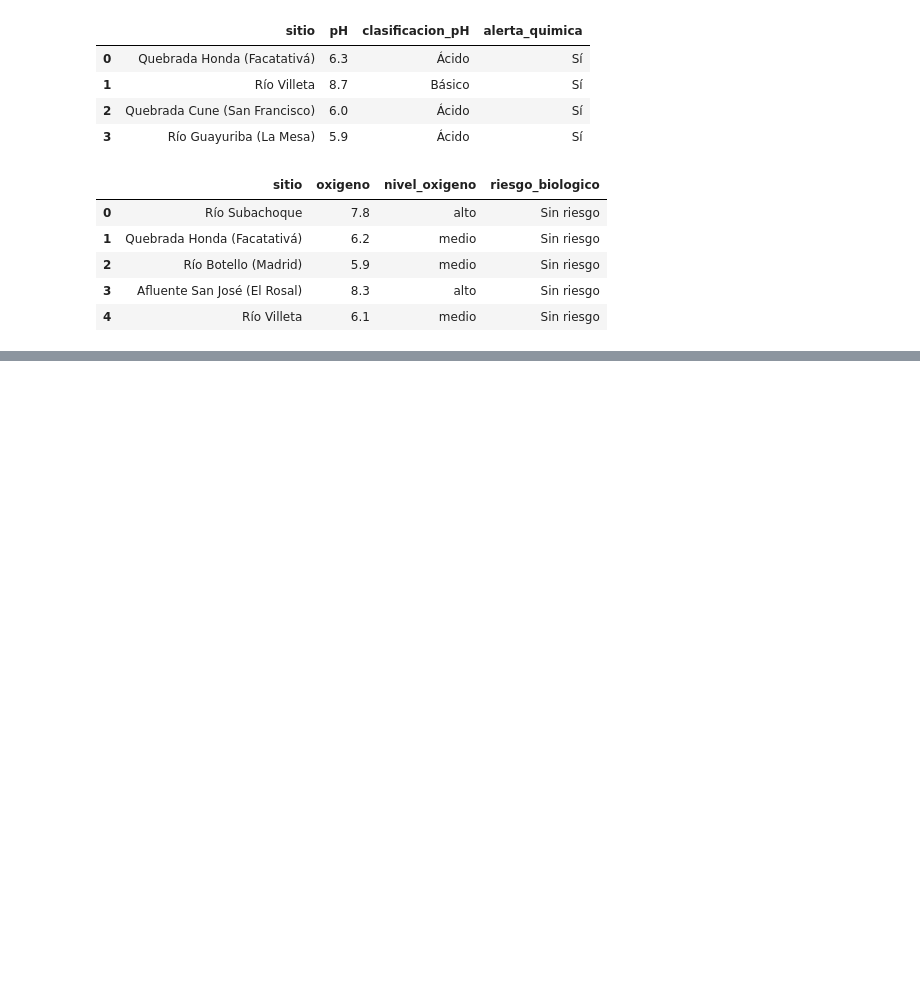
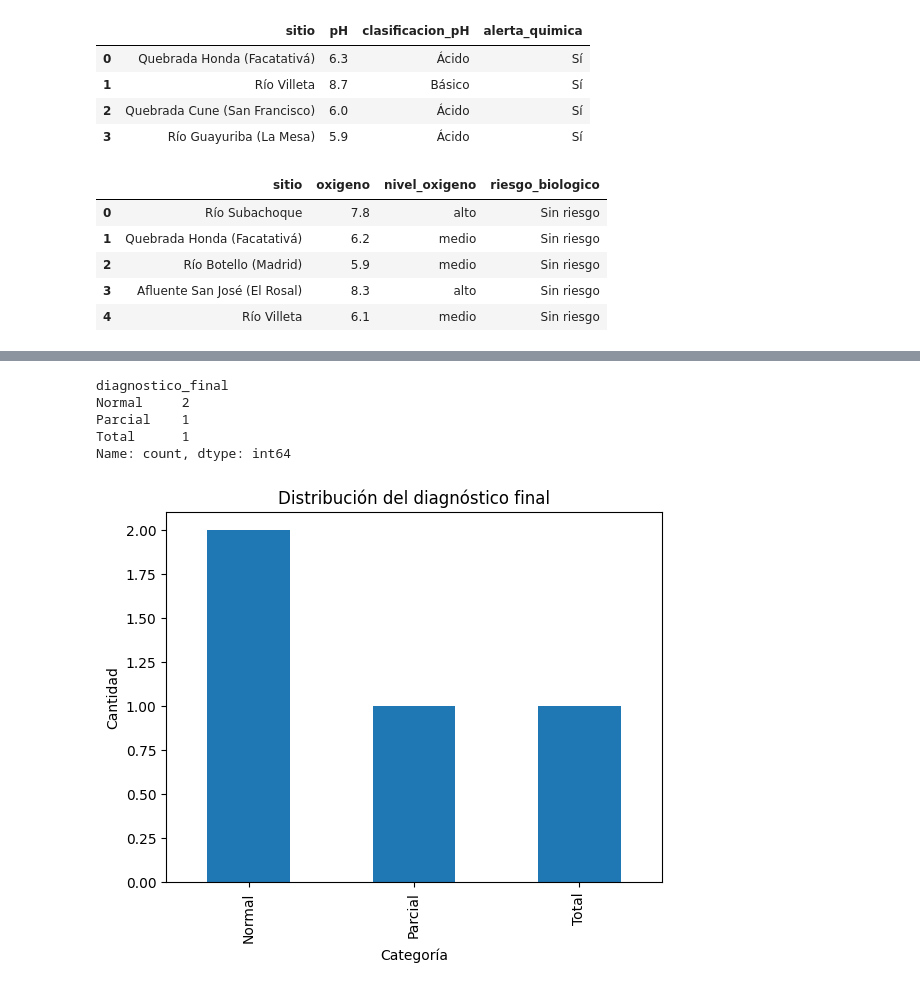
Before and after one commit to UdeC-Ambiental/4-condicionales-2026_1_yajaira, a Jupyter notebook: notebooks/reto4_integracion.ipynb, the cells around one changed output, grey strips where cells are left out. Saved outputs shown, nothing was run; the diff lists cells and outputs as text; code cells hidden in the pictures; blank space fills up the shorter version.

```diff
--- a/notebooks/reto4_integracion.ipynb
+++ b/notebooks/reto4_integracion.ipynb
@@ -73,0 +82,8 @@ datos.loc[
+# %%
+datos["diagnostico_final"].value_counts()
+# %% [output]
+diagnostico_final
+Normal     2
+Parcial    1
+Total      1
+Name: count, dtype: int64
@@ -73,0 +92,12 @@ datos.loc[
+# %%
+import matplotlib.pyplot as plt
+
+datos["diagnostico_final"].value_counts().plot(kind="bar")
+
+plt.title("Distribución del diagnóstico final")
+plt.xlabel("Categoría")
+plt.ylabel("Cantidad")
+
+plt.show()
+# %% [output]
+[figure, added]
```
Also changed, not shown: parts of 4 cells of this notebook, 1 other file.
